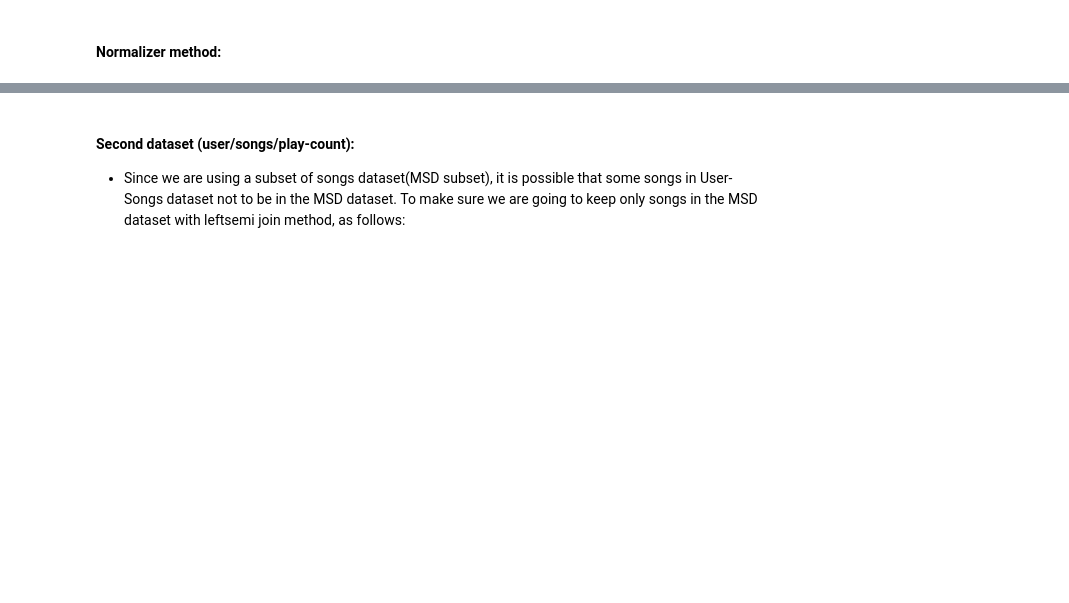
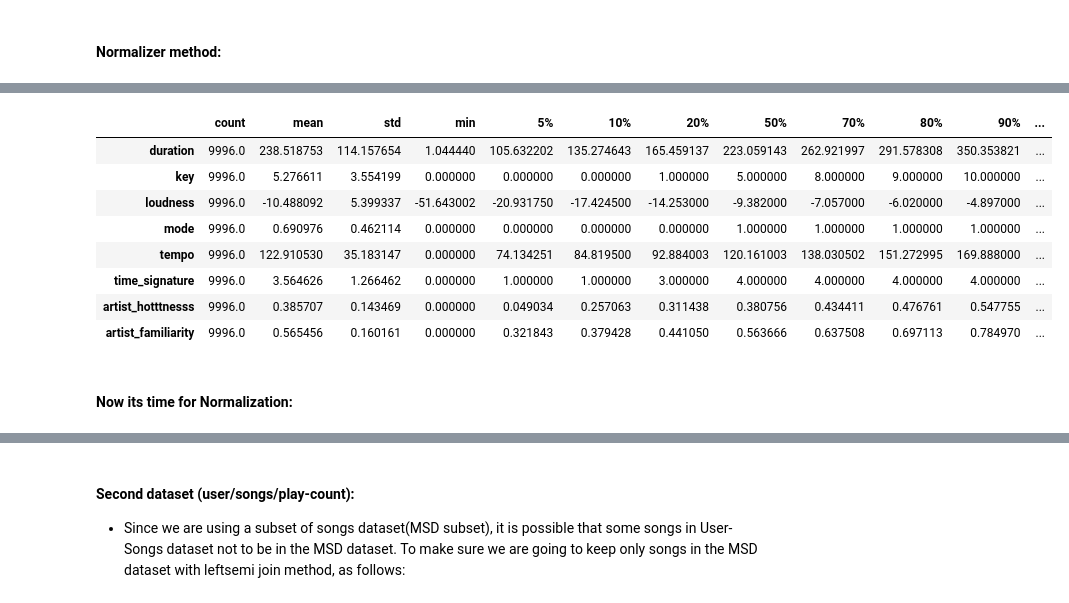
Before and after one commit to reza-nikzad/bigdata, a Jupyter notebook: music-recommendation-system.ipynb, the cells around one changed output, grey strips where cells are left out. Saved outputs shown, nothing was run; the diff lists cells and outputs as text; code cells hidden in the pictures; blank space fills up the shorter version.

Commit message:
normalization checked

```diff
--- a/music-recommendation-system.ipynb
+++ b/music-recommendation-system.ipynb
@@ -429,0 +426,14 @@ d.toPandas().hist(ax = ax)
+# %%
+data_MSD.toPandas().describe(percentiles=[0.05,.1, .2, .5, .7, .8, .9,.95]).T
+# %% [output]
+|  | count | mean | std | min | 5% | 10% | 20% | 50% | 70% | 80% | 90% | ... |
+| duration | 9996.0 | 238.518753 | 114.157654 | 1.044440 | 105.632202 | 135.274643 | 165.459137 | 223.059143 | 262.921997 | 291.578308 | 350.353821 | ... |
+| key | 9996.0 | 5.276611 | 3.554199 | 0.000000 | 0.000000 | 0.000000 | 1.000000 | 5.000000 | 8.000000 | 9.000000 | 10.000000 | ... |
+| loudness | 9996.0 | -10.488092 | 5.399337 | -51.643002 | -20.931750 | -17.424500 | -14.253000 | -9.382000 | -7.057000 | -6.020000 | -4.897000 | ... |
+| mode | 9996.0 | 0.690976 | 0.462114 | 0.000000 | 0.000000 | 0.000000 | 0.000000 | 1.000000 | 1.000000 | 1.000000 | 1.000000 | ... |
+| tempo | 9996.0 | 122.910530 | 35.183147 | 0.000000 | 74.134251 | 84.819500 | 92.884003 | 120.161003 | 138.030502 | 151.272995 | 169.888000 | ... |
+| time_signature | 9996.0 | 3.564626 | 1.266462 | 0.000000 | 1.000000 | 1.000000 | 3.000000 | 4.000000 | 4.000000 | 4.000000 | 4.000000 | ... |
+| artist_hotttnesss | 9996.0 | 0.385707 | 0.143469 | 0.000000 | 0.049034 | 0.257063 | 0.311438 | 0.380756 | 0.434411 | 0.476761 | 0.547755 | ... |
+| artist_familiarity | 9996.0 | 0.565456 | 0.160161 | 0.000000 | 0.321843 | 0.379428 | 0.441050 | 0.563666 | 0.637508 | 0.697113 | 0.784970 | ... |
+# %% [markdown]
+#### Now its time for Normalization:
```
Also changed, not shown: parts of 20 cells of this notebook.
